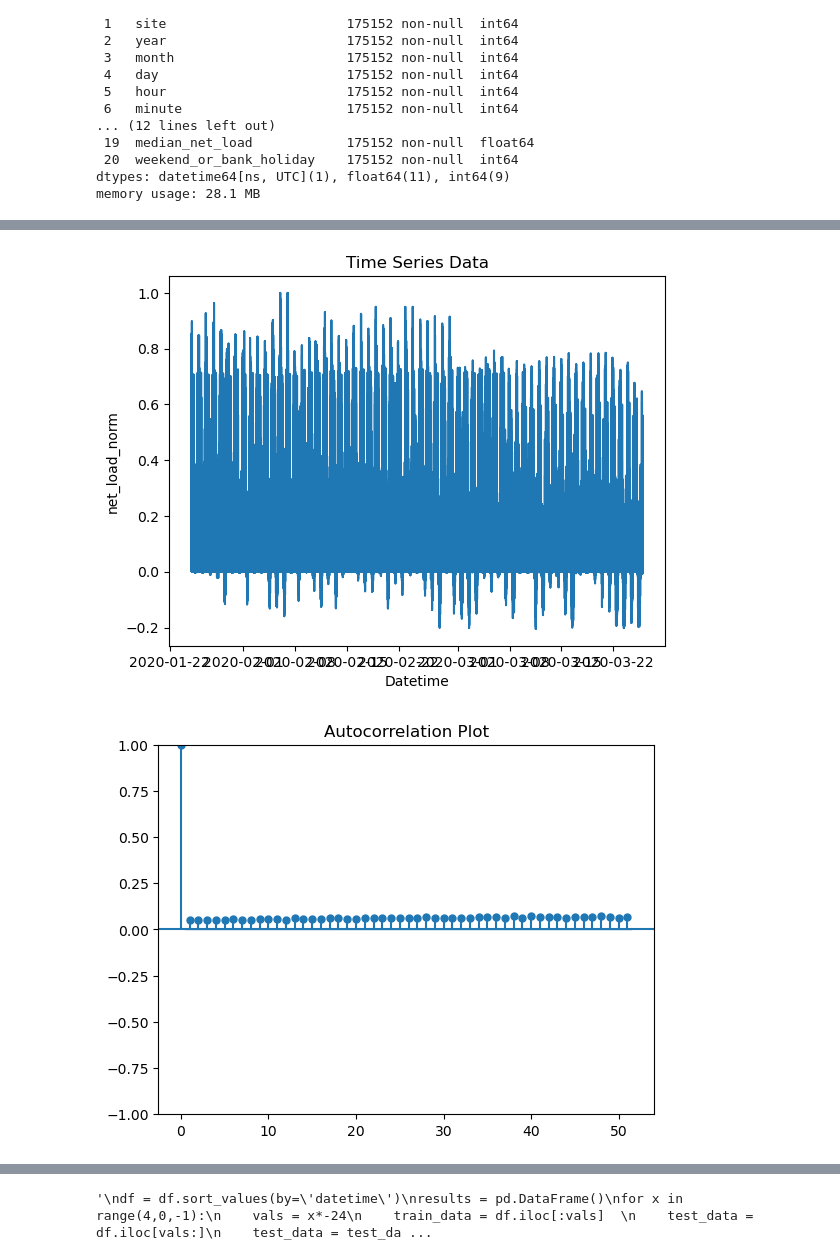
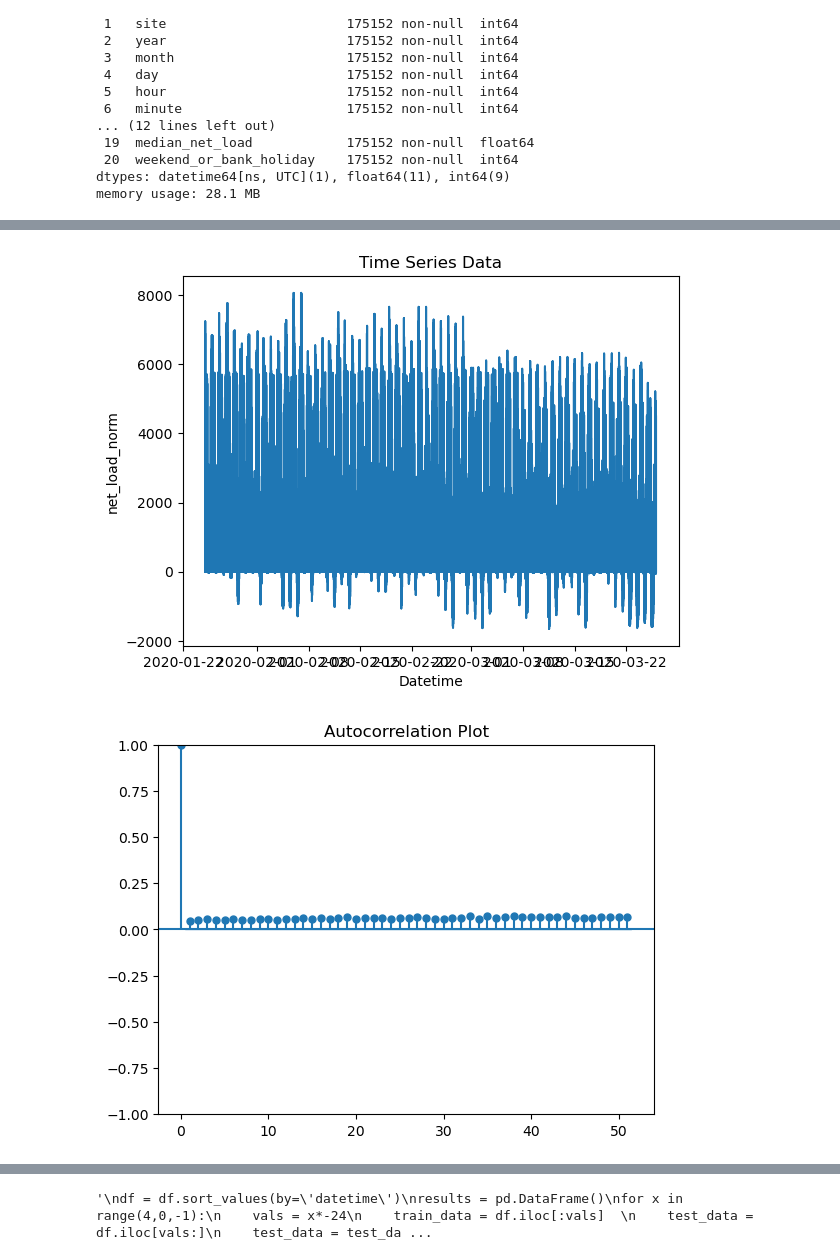
Before and after one commit to dguiraldes/aml_project, a Jupyter notebook: wills_code.ipynb, the cells around one changed output, grey strips where cells are left out. Drawn from its saved outputs; the diff is of its cells as text; code cells hidden in the pictures.

```diff
--- a/wills_code.ipynb
+++ b/wills_code.ipynb
@@ -80,15 +80,15 @@ memory usage: 28.1 MB
 from sklearn.preprocessing import MinMaxScaler
 df = df.drop('timestamp', axis=1)
 #df = df.groupby(['year','month', 'day', 'hour','minute']).mean().reset_index()
-df['net_load_norm'] = df['net_load'] / max(abs(df['net_load']))
+#df['net_load_norm'] = df['net_load'] / max(abs(df['net_load']))
 df['datetime'] = pd.to_datetime(df[['year','month', 'day', 'hour','minute']])
 df = df.sort_values(by='datetime')
 # %%
-columns_to_keep = ['net_load_norm', 'datetime','solar_radiation','sunshine_duration','precipitation_probability','site','weekend_or_bank_holiday']
+columns_to_keep = ['net_load', 'datetime','solar_radiation','sunshine_duration','precipitation_probability','site','weekend_or_bank_holiday']
 
 # Keep only the specified columns
 df = df.loc[:, columns_to_keep]
-df['net_load_norm'] = df['net_load_norm'].astype('float32')
+df['net_load'] = df['net_load'].astype('float32')
 df['solar_radiation'] = df['solar_radiation'].astype('float32')
 df['sunshine_duration'] = df['sunshine_duration'].astype('float32')
 df['precipitation_probability'] = df['precipitation_probability'].astype('float32')
@@ -136,28 +140,28 @@ plt.xticks(rotation=45)
 # %%
 import pandas as pd
 import numpy as np
 import matplotlib.pyplot as plt
 from statsmodels.tsa.arima.model import ARIMA
 from statsmodels.graphics.tsaplots import plot_acf, plot_pacf
 df = df.sort_values(by='datetime')
 
 # Plot the time series data
-plt.plot(df['datetime'],df['net_load_norm'])
+plt.plot(df['datetime'],df['net_load'])
 plt.xlabel('Datetime')
 plt.ylabel('net_load_norm')
 plt.title('Time Series Data')
 plt.show()
 
 # Plot autocorrelation and partial autocorrelation plots
-plot_acf(df['net_load_norm'])
+plot_acf(df['net_load'])
 plt.title('Autocorrelation Plot')
 plt.show()
 
-plot_pacf(df['net_load_norm'])
+plot_pacf(df['net_load'])
 plt.title('Partial Autocorrelation Plot')
 plt.show()
 # %% [output]
-[figure, old version]
+[figure, new version]
 [figure]
 [figure]
 # %%
```
Also changed, not shown: parts of 12 cells of this notebook.
